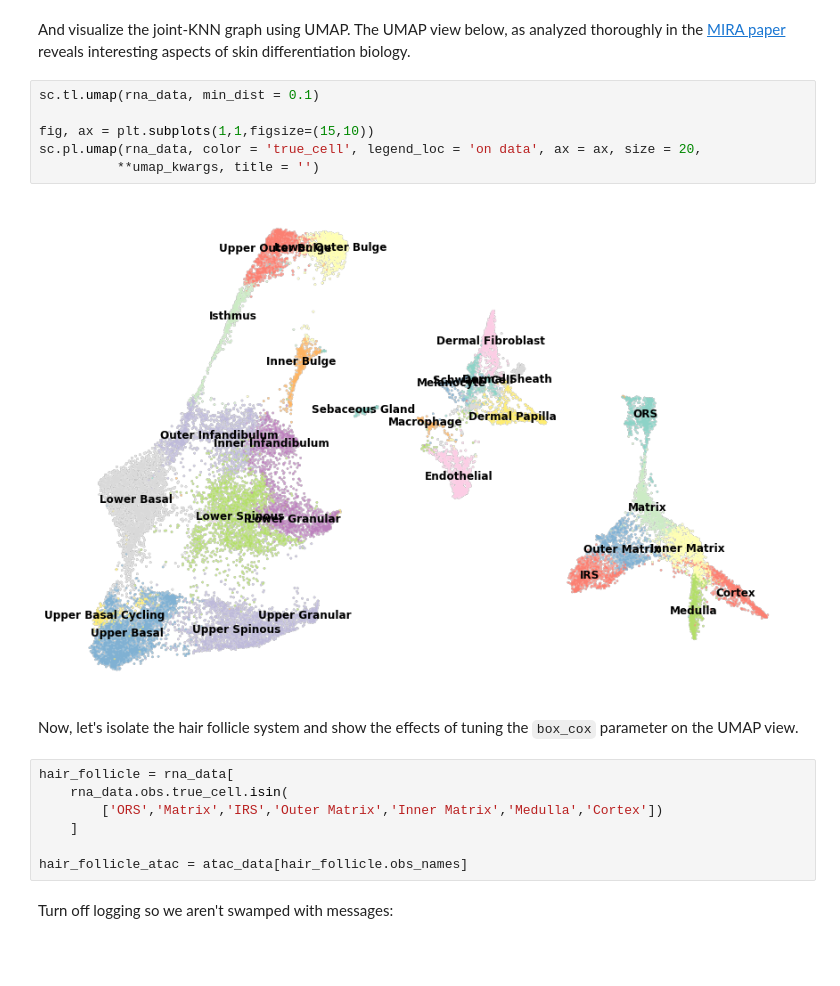
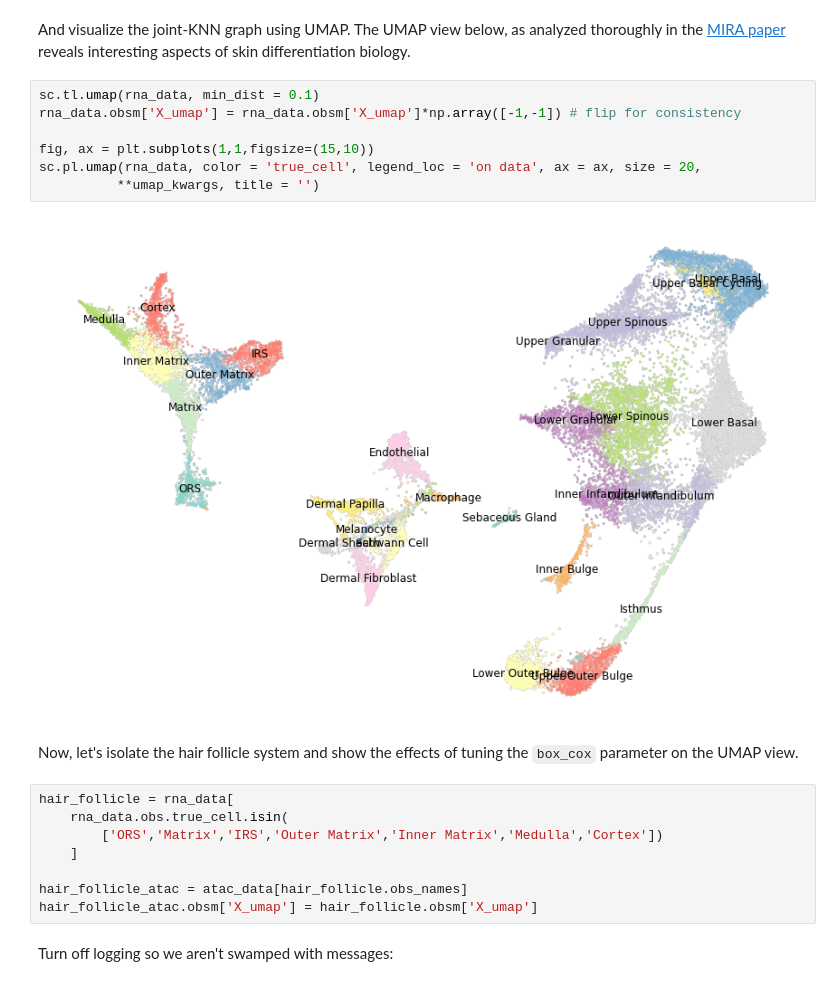
Before and after one commit to cistrome/MIRA, a Jupyter notebook: sphinxdocs/source/notebooks/tutorial_joint_representation.ipynb, the cells around one changed output. Cells and saved outputs as stored; diff of their text form; blank space fills up the shorter version.

```diff
--- a/sphinxdocs/source/notebooks/tutorial_joint_representation.ipynb
+++ b/sphinxdocs/source/notebooks/tutorial_joint_representation.ipynb
@@ -111,14 +121,15 @@ Finally, we can use the joint embedding space to create the joint-KNN graph usin
 sc.pp.neighbors(rna_data, use_rep = 'X_joint_umap_features', metric = 'manhattan', n_neighbors = 21)
 # %% [markdown]
 And visualize the joint-KNN graph using UMAP. The UMAP view below, as analyzed thoroughly in the [MIRA paper](https://www.biorxiv.org/content/10.1101/2021.12.06.471401v1.full.pdf) reveals interesting aspects of skin differentiation biology.
-# %%
-sc.tl.umap(rna_data, min_dist = 0.1)
-
-fig, ax = plt.subplots(1,1,figsize=(15,10))
-sc.pl.umap(rna_data, color = 'true_cell', legend_loc = 'on data', ax = ax, size = 20,
-          **umap_kwargs, title = '')
-# %% [output]
-[figure, removed]
+# %%
+sc.tl.umap(rna_data, min_dist = 0.1)
+rna_data.obsm['X_umap'] = rna_data.obsm['X_umap']*np.array([-1,-1]) # flip for consistency
+
+fig, ax = plt.subplots(1,1,figsize=(15,10))
+sc.pl.umap(rna_data, color = 'true_cell', legend_loc = 'on data', ax = ax, size = 20,
+          **umap_kwargs, title = '')
+# %% [output]
+[figure, added]
 # %% [markdown]
 Now, let's isolate the hair follicle system and show the effects of tuning the `box_cox` parameter on the UMAP view.
 # %%
@@ -128,6 +139,7 @@ hair_follicle = rna_data[
     ]
 
 hair_follicle_atac = atac_data[hair_follicle.obs_names]
+hair_follicle_atac.obsm['X_umap'] = hair_follicle.obsm['X_umap']
 # %% [markdown]
 Turn off logging so we aren't swamped with messages:
 # %%
```
Also changed, not shown: parts of 11 cells of this notebook, 13 other files.
